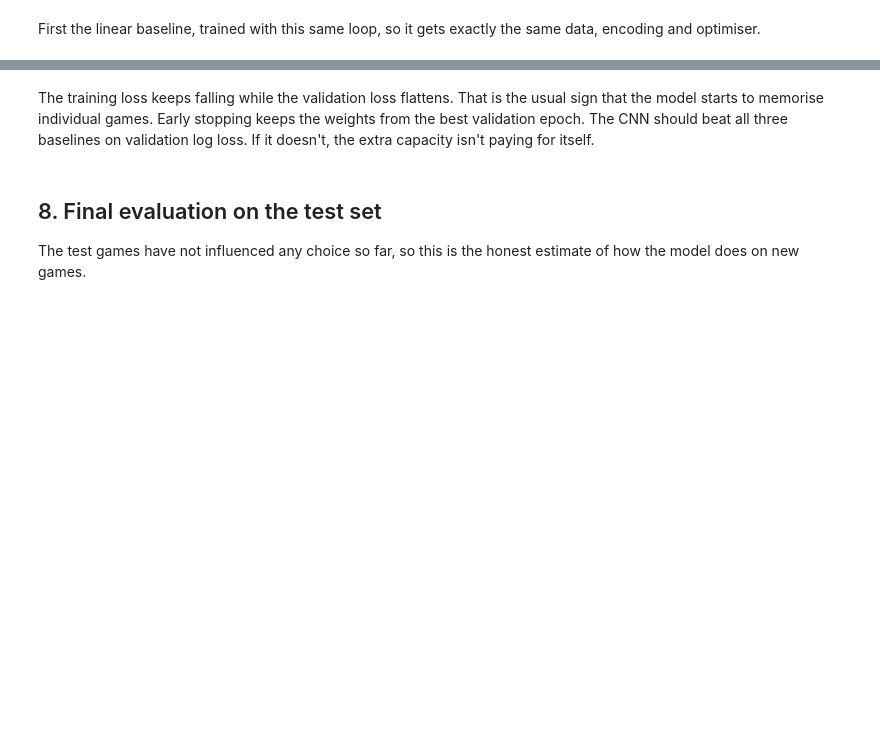
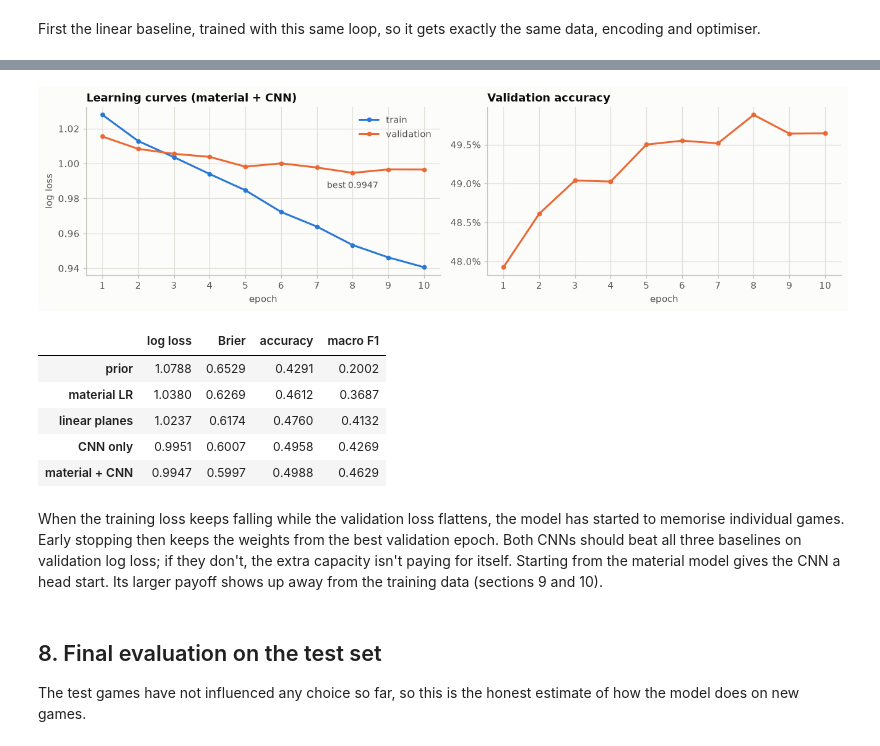
Before and after one commit to ziggityzaggity/Chess, a Jupyter notebook: ai/chess_value_network.ipynb, the cells around one changed output, grey strips where cells are left out. Drawn from its saved outputs; the diff is of its cells as text; code cells hidden in the pictures; blank space fills up the shorter version.

```diff
--- a/ai/chess_value_network.ipynb
+++ b/ai/chess_value_network.ipynb
@@ -162,14 +170,15 @@ class Config:
     match_games: int = 200
     match_max_plies: int = 300
     opening_random_plies: int = 4
+    depth2_games: int = 100         # the optional two-ply experiment (~35x the evaluations)
 
 
 PROFILES = {
     "gpu": Config(),
-    "cpu": Config(channels=32, blocks=3, epochs=8, samples_per_epoch=150_000, batch_size=512,
-                  patience=3, match_games=64),
+    "cpu": Config(channels=32, blocks=3, epochs=10, samples_per_epoch=150_000, batch_size=512,
+                  patience=3, match_games=64, depth2_games=32),
     "smoke": Config(max_games=400, channels=16, blocks=1, epochs=2, samples_per_epoch=5_000,
-                    batch_size=256, match_games=8, match_max_plies=60),
+                    batch_size=256, match_games=8, match_max_plies=60, depth2_games=4),
 }
 PROFILE = os.environ.get("CHESS_PROFILE") or ("gpu" if DEVICE.type == "cuda" else "cpu")
 cfg = PROFILES[PROFILE]
@@ -673,7 +846,8 @@ def predict(model, loader):
 
 
 def train(model, loaders, epochs, lr, weight_decay, patience, label=""):
-    opt = torch.optim.AdamW(model.parameters(), lr=lr, weight_decay=weight_decay)
+    opt = torch.optim.AdamW([p for p in model.parameters() if p.requires_grad], lr=lr,
+                            weight_decay=weight_decay)
     sched = torch.optim.lr_scheduler.OneCycleLR(opt, max_lr=lr, total_steps=epochs * len(loaders["train"]),
                                                 pct_start=0.15)
     scaler = torch.amp.GradScaler(enabled=AMP_DTYPE == torch.float16)
@@ -721,0 +901,7 @@ Now the CNN:
+# %%
+seed_everything(cfg.seed)
+cnn_only = make_model(material_prior=None).to(DEVICE)
+t0 = time.time()
+history_cnn_only = train(cnn_only, loaders, cfg.epochs, cfg.lr, cfg.weight_decay, cfg.patience, label="CNN only ")
+print(f"training took {(time.time() - t0) / 60:.1f} min")
+results["CNN only"] = evaluate_probs(predict(cnn_only, loaders["val"]), y_val)
@@ -722,7 +922,7 @@ Now the CNN:
 # %%
 seed_everything(cfg.seed)
-model = make_model().to(DEVICE)
+model = make_model(material_prior=MATERIAL_PRIOR).to(DEVICE)
 t0 = time.time()
 history = train(model, loaders, cfg.epochs, cfg.lr, cfg.weight_decay, cfg.patience)
 print(f"training took {(time.time() - t0) / 60:.1f} min")
-results["CNN"] = evaluate_probs(predict(model, loaders["val"]), y_val)
+results["material + CNN"] = evaluate_probs(predict(model, loaders["val"]), y_val)
@@ -729,31 +941,40 @@ results["CNN"] = evaluate_probs(predict(model, loaders["val"]), y_val)
 # %%
 fig, axes = plt.subplots(1, 2, figsize=(12, 3.4))
 ax = axes[0]
 ax.plot(history["epoch"], history["train log loss"], marker="o", ms=4, label="train")
 ax.plot(history["epoch"], history["val log loss"], marker="o", ms=4, label="validation")
 best_epoch = history.loc[history["val log loss"].idxmin()]
 ax.annotate(f"best {best_epoch['val log loss']:.4f}", (best_epoch["epoch"], best_epoch["val log loss"]),
             xytext=(0, -16), textcoords="offset points", ha="center", color=INK2, fontsize=9)
-ax.set_title("Learning curves")
+ax.set_title("Learning curves (material + CNN)")
 ax.set_xlabel("epoch")
 ax.xaxis.set_major_locator(mpl.ticker.MaxNLocator(integer=True))
 ax.set_ylabel("log loss")
 ax.legend()
 ax = axes[1]
 ax.plot(history["epoch"], history["val accuracy"], marker="o", ms=4, color=SERIES[1])
 ax.set_title("Validation accuracy")
 ax.set_xlabel("epoch")
 ax.xaxis.set_major_locator(mpl.ticker.MaxNLocator(integer=True))
 ax.yaxis.set_major_formatter(mpl.ticker.PercentFormatter(1.0, decimals=1))
 fig.tight_layout()
 plt.show()
 pd.DataFrame(results).T.round(4)
+# %% [output]
+[figure, added]
+|  | log loss | Brier | accuracy | macro F1 |
+| prior | 1.0788 | 0.6529 | 0.4291 | 0.2002 |
+| material LR | 1.0380 | 0.6269 | 0.4612 | 0.3687 |
+| linear planes | 1.0237 | 0.6174 | 0.4760 | 0.4132 |
+| CNN only | 0.9951 | 0.6007 | 0.4958 | 0.4269 |
+| material + CNN | 0.9947 | 0.5997 | 0.4988 | 0.4629 |
 # %% [markdown]
-The training loss keeps falling while the validation loss flattens. That is the
-usual sign that the model starts to memorise individual games. Early stopping
-keeps the weights from the best validation epoch. The CNN should beat all three
-baselines on validation log loss. If it doesn't, the extra capacity isn't paying
-for itself.
+When the training loss keeps falling while the validation loss flattens, the
+model has started to memorise individual games. Early stopping then keeps the
+weights from the best validation epoch. Both CNNs should beat all three baselines
+on validation log loss; if they don't, the extra capacity isn't paying for itself.
+Starting from the material model gives the CNN a head start. Its larger payoff
+shows up away from the training data (sections 9 and 10).
 # %% [markdown]
 ## 8. Final evaluation on the test set
 
```
Also changed, not shown: parts of 46 cells of this notebook.
